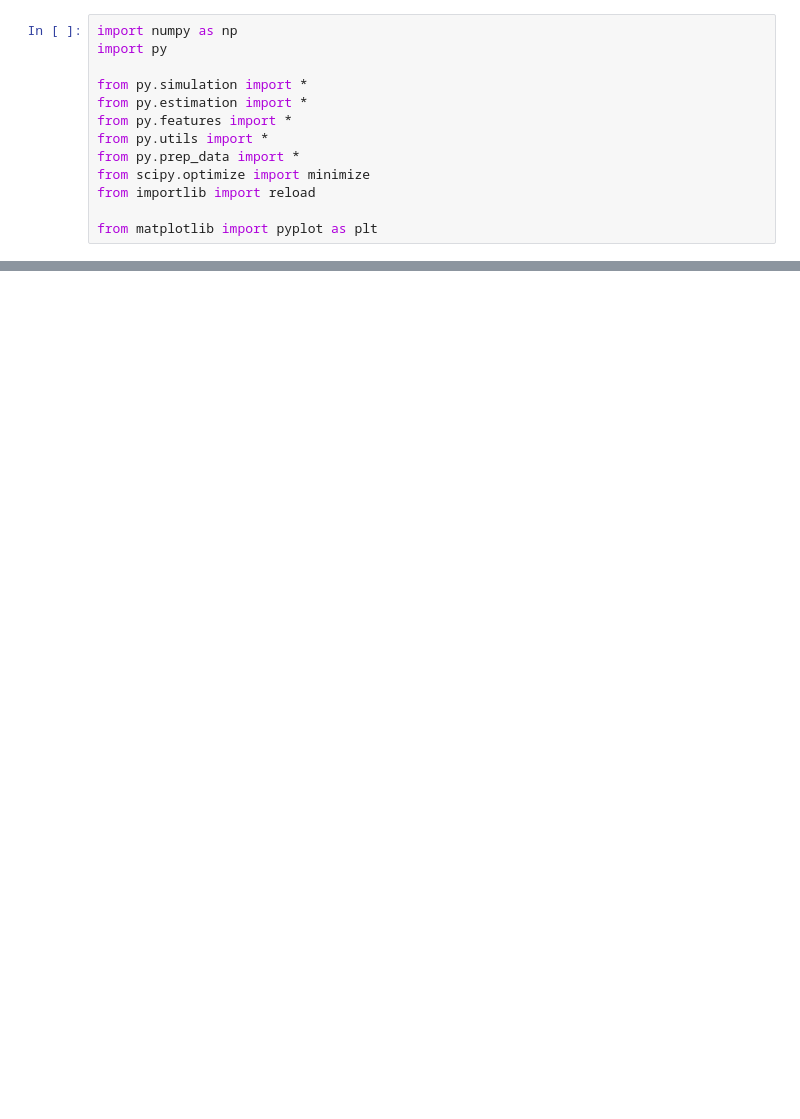
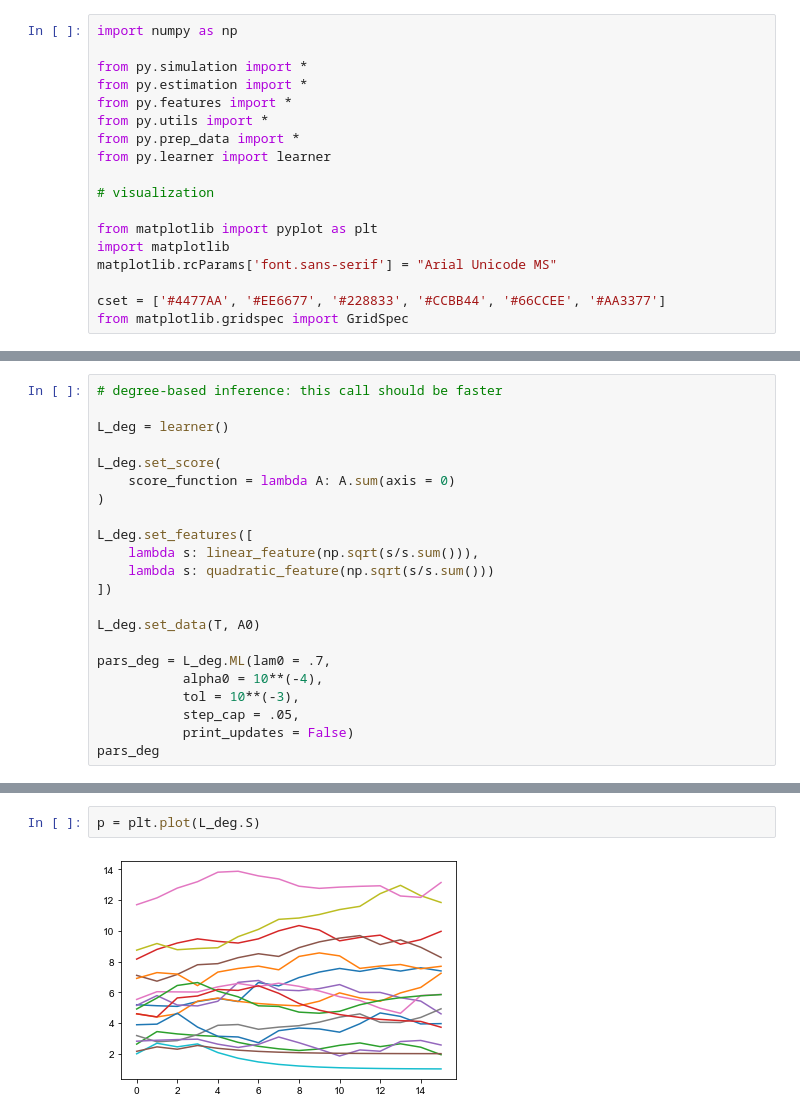
Before and after one commit to PhilChodrow/prestige_reinforcement, a Jupyter notebook: refactor_newcomb_frat.ipynb, the cells around one changed output, grey strips where cells are left out. Saved outputs shown, nothing was run; the diff lists cells and outputs as text; blank space fills up the shorter version.

```diff
--- a/refactor_newcomb_frat.ipynb
+++ b/refactor_newcomb_frat.ipynb
@@ -1,13 +15,18 @@
 # %%
 import numpy as np
-import py
 
 from py.simulation import *
 from py.estimation import *
 from py.features import *
 from py.utils import *
 from py.prep_data import *
-from scipy.optimize import minimize
-from importlib import reload
+from py.learner import learner
+
+# visualization
 
 from matplotlib import pyplot as plt
+import matplotlib
+matplotlib.rcParams['font.sans-serif'] = "Arial Unicode MS"
+
+cset = ['#4477AA', '#EE6677', '#228833', '#CCBB44', '#66CCEE', '#AA3377']
+from matplotlib.gridspec import GridSpec
@@ -39,0 +106,22 @@ pars
+# %%
+# degree-based inference: this call should be faster
+
+L_deg = learner()
+
+L_deg.set_score(
+    score_function = lambda A: A.sum(axis = 0)
+)
+
+L_deg.set_features([
+    lambda s: linear_feature(np.sqrt(s/s.sum())),
+    lambda s: quadratic_feature(np.sqrt(s/s.sum()))
+])
+
+L_deg.set_data(T, A0)
+
+pars_deg = L_deg.ML(lam0 = .7,
+           alpha0 = 10**(-4),
+           tol = 10**(-3),
+           step_cap = .05,
+           print_updates = False)
+pars_deg
@@ -151,0 +346,4 @@ plt.plot(S[:,0,:,:][:,0,:])
+# %%
+p = plt.plot(L_deg.S)
+# %% [output]
+[figure, added]
```
Also changed, not shown: parts of 28 cells of this notebook, 6 other files.
